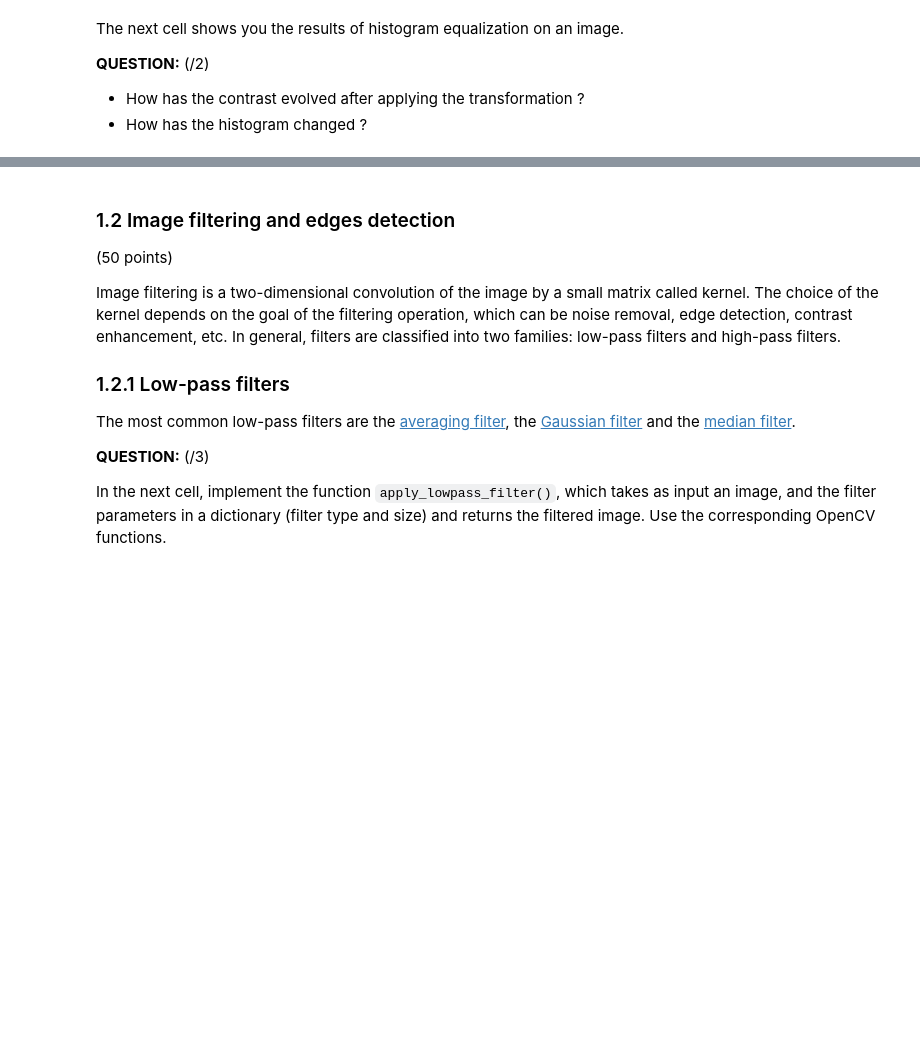
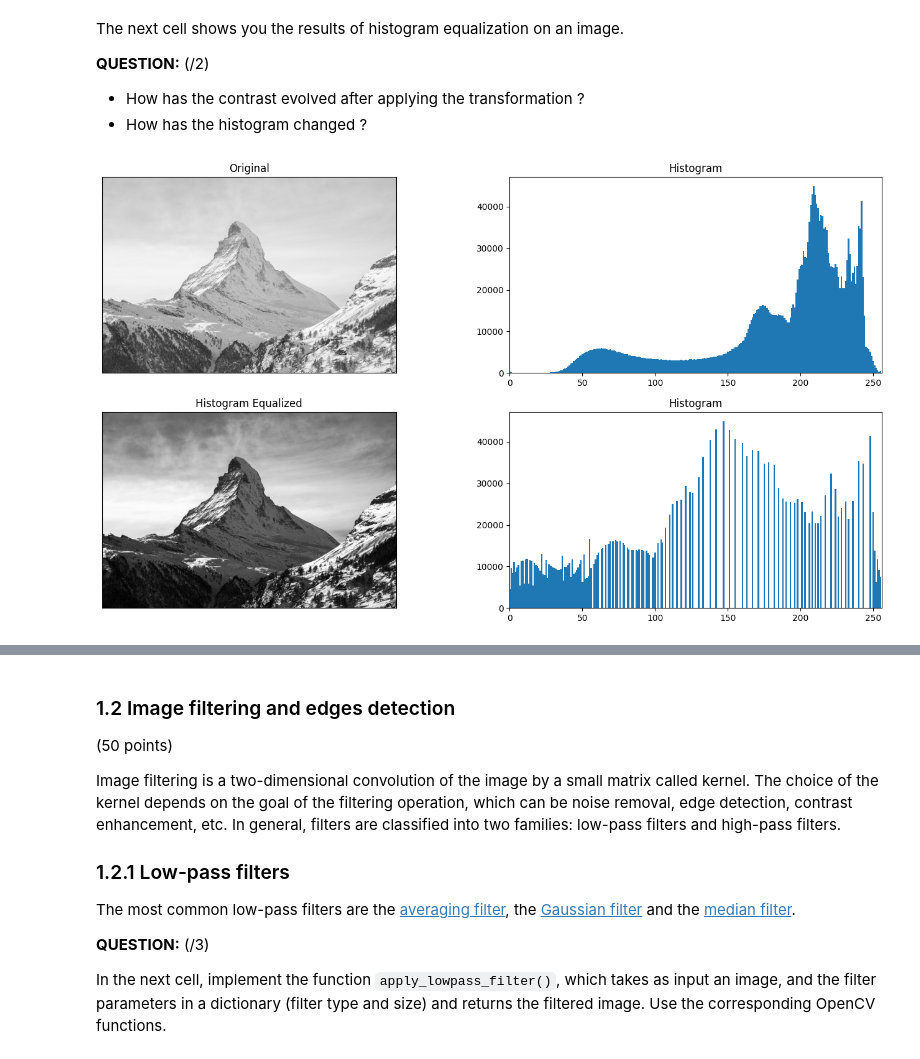
Before and after one commit to SeifLabib/Lab-in-Signal-Image-Processing, a Jupyter notebook: Lab1/01_introduction_image_processing_2024.ipynb, the cells around one changed output, grey strips where cells are left out. Saved outputs shown, nothing was run; the diff lists cells and outputs as text; code cells hidden in the pictures; blank space fills up the shorter version.

```diff
--- a/Lab1/01_introduction_image_processing_2024.ipynb
+++ b/Lab1/01_introduction_image_processing_2024.ipynb
@@ -457,6 +466,9 @@ def contrast_enhancement(image):
     image_equ = None
 
     # Apply histogram equalization
+    hist = cv.calcHist([image], [0], None, [256], [0, 256])
+    image_equ = cv.equalizeHist(image)
+    hist_equ = cv.calcHist([image_equ], [0], None, [256], [0, 256])
 
     return image_equ, hist, hist_equ
 # %% [markdown]
@@ -468,25 +480,27 @@ The next cell shows you the results of histogram equalization on an image.
 - How has the histogram changed ?
 # %%
 # Load image
-img = cv.imread(os.path.join('..','data', 'matterhorn_snow.jpg'), cv.IMREAD_GRAYSCALE)
+img = cv.imread(os.path.join('data', 'matterhorn_snow.jpg'), cv.IMREAD_GRAYSCALE)
 
 # Enhance contrast with histogram equalization
 img_equ, hist, hist_equ = contrast_enhancement(img)
 
 # Display
 fig, ax = plt.subplots(2, 2, figsize=(17, 9))
 display_image(img, axes=ax[0][0])
 ax[0][0].set_title('Original')
 # Histogram original
 ax[0][1].bar(np.arange(hist.shape[0]), hist.reshape(-1),  width=1)
 ax[0][1].set_xlim([0, 256])
 ax[0][1].set_title('Histogram')
 # Histogram equalized
 display_image(img_equ, axes=ax[1][0])
 ax[1][0].set_title('Histogram Equalized')
 ax[1][1].bar(np.arange(hist_equ.shape[0]), hist_equ.reshape(-1),  width=1)
 ax[1][1].set_xlim([0, 256])
 ax[1][1].set_title('Histogram')
 plt.show()
+# %% [output]
+[figure, added]
 # %% [markdown]
 **YOUR ANSWER**
```
Also changed, not shown: parts of 5 cells of this notebook.
